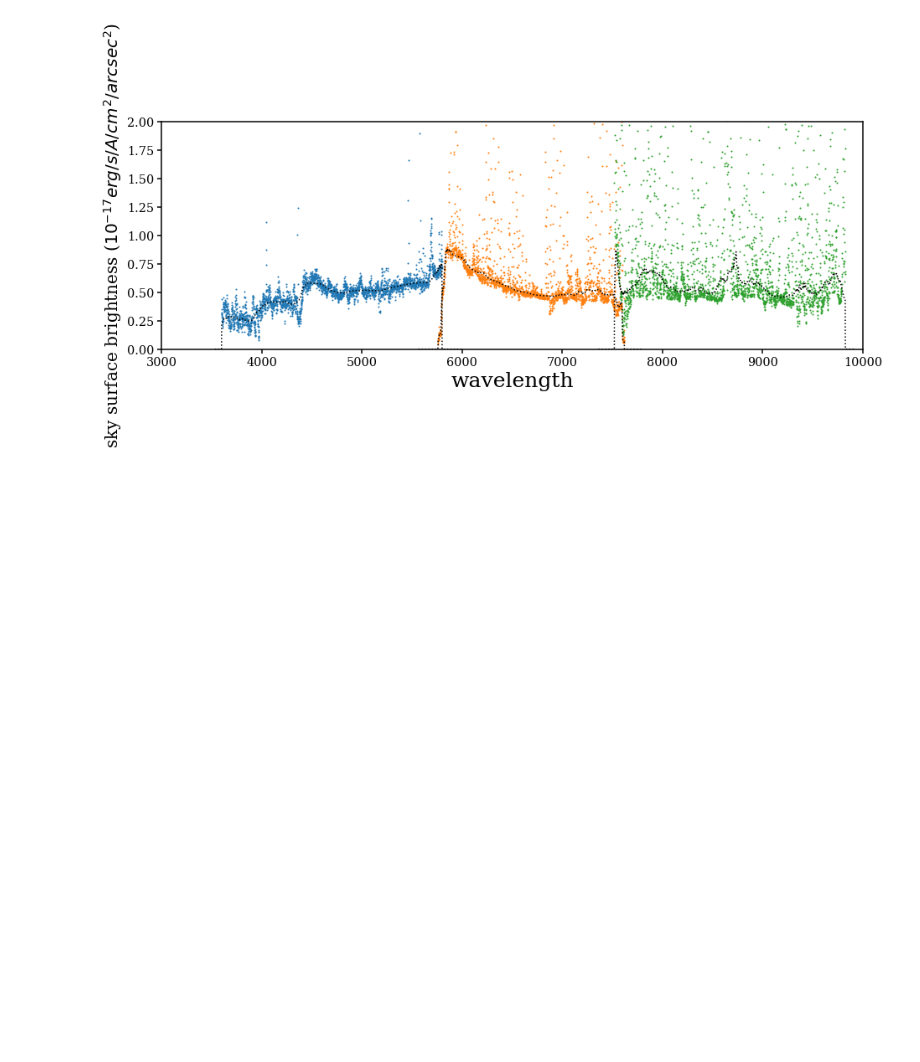
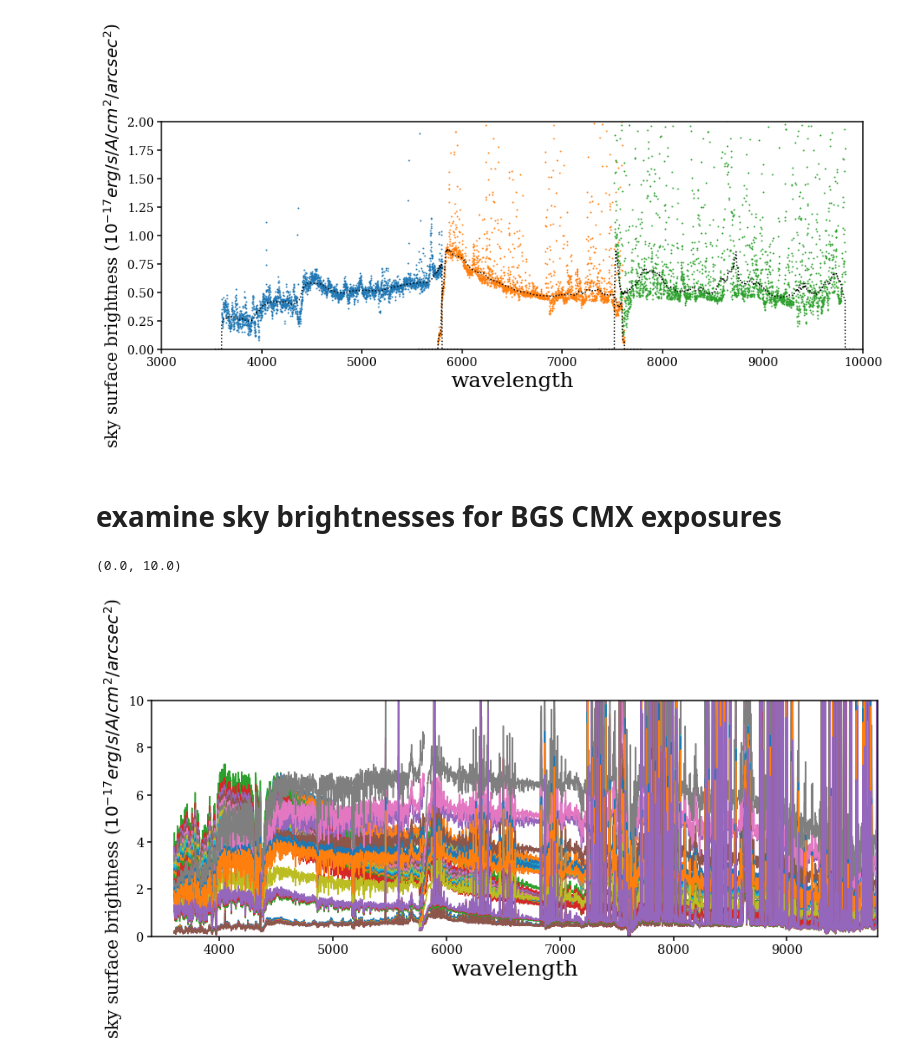
Before and after one commit to desi-bgs/feasiBGS, a Jupyter notebook: notebook/cmx/cmx_sky_fix.ipynb, the cells around one changed output. Cells and saved outputs as stored; diff of their text form; code cells hidden in the pictures; blank space fills up the shorter version.

Commit message:
updated and corrected sky surface brightness calculation for CMX BGS exposures

```diff
--- a/notebook/cmx/cmx_sky_fix.ipynb
+++ b/notebook/cmx/cmx_sky_fix.ipynb
@@ -165,3 +165,5 @@ for i,_sky in enumerate([med_sky_b_smooth, med_sky_r_smooth, med_sky_z_smooth]):
     sub.plot(wave, sky_bright, c='k', ls=':')
 # %% [output]
 [figure]
+# %% [markdown]
+# examine sky brightnesses for BGS CMX exposures
@@ -167,0 +172,21 @@ for i,_sky in enumerate([med_sky_b_smooth, med_sky_r_smooth, med_sky_z_smooth]):
+# %%
+import h5py
+fskies = h5py.File(os.path.join(dir_coadd, 'sky_fibers.cmx.v1.hdf5'), 'r')
+skies = {}
+for k in fskies.keys():
+    skies[k] = fskies[k][...]
+# %%
+fig = plt.figure(figsize=(15,5))
+sub = fig.add_subplot(111)
+
+for iexp, exp in enumerate(np.unique(skies['expid'])):
+    isexp = (skies['expid'] == exp)
+    for band in ['b', 'r', 'z']:
+        sub.plot(skies['wave_%s' % band], np.median(skies['sky_sb_%s' % band][isexp,:], axis=0), c='C%i' % (iexp % 10))
+sub.set_xlabel('wavelength', fontsize=25)
+sub.set_xlim(3.4e3, 9.8e3)
+sub.set_ylabel('sky surface brightness ($10^{-17} erg/s/A/cm^2/arcsec^2$)', fontsize=20)
+sub.set_ylim(0., 10.)
+# %% [output]
+(0.0, 10.0)
+[figure, added]
```
Also changed, not shown: parts of 1 cell of this notebook, 1 other file.
